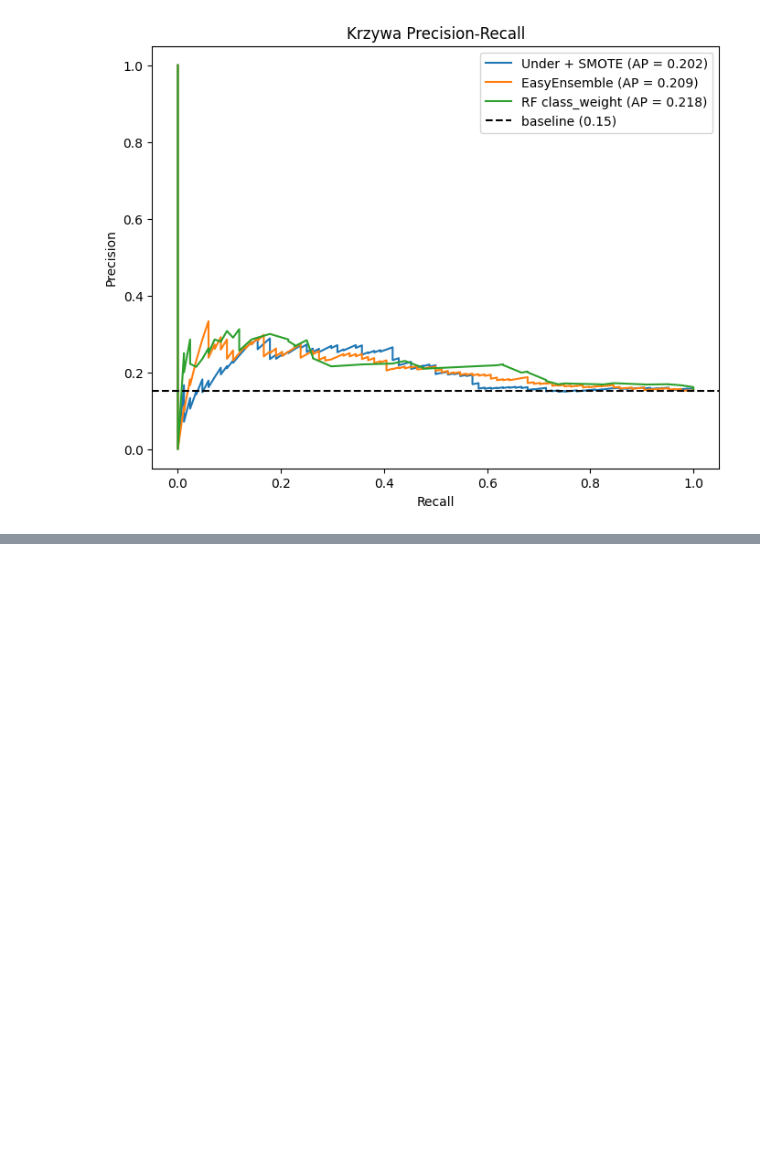
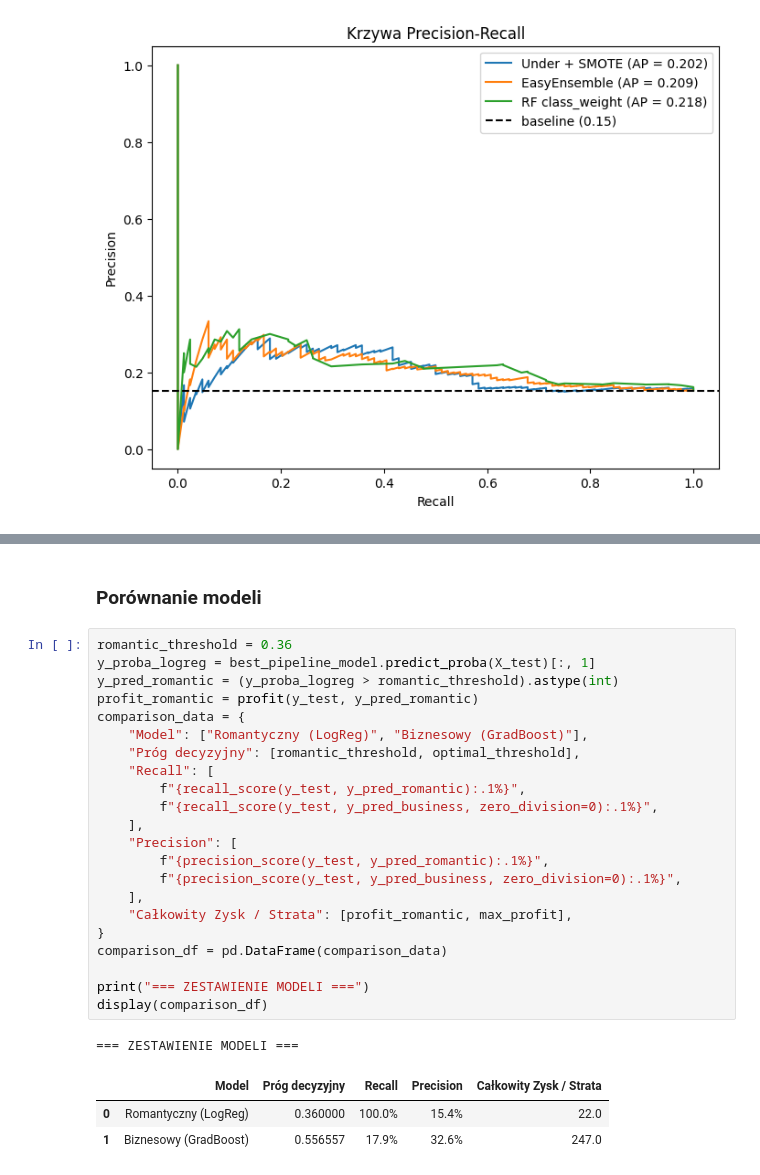
Before and after one commit to Zajecia-na-PWr-LR/lista6-dawidmuszynski1, a Jupyter notebook: SpeedDating.ipynb, the cells around one changed output, grey strips where cells are left out. Saved outputs shown, nothing was run; the diff lists cells and outputs as text; blank space fills up the shorter version.

```diff
--- a/SpeedDating.ipynb
+++ b/SpeedDating.ipynb
@@ -782,0 +1065,29 @@ idą w stronę recall, ale precision spada.
+# %% [markdown]
+### Porównanie modeli
+# %%
+romantic_threshold = 0.36
+y_proba_logreg = best_pipeline_model.predict_proba(X_test)[:, 1]
+y_pred_romantic = (y_proba_logreg > romantic_threshold).astype(int)
+profit_romantic = profit(y_test, y_pred_romantic)
+comparison_data = {
+    "Model": ["Romantyczny (LogReg)", "Biznesowy (GradBoost)"],
+    "Próg decyzyjny": [romantic_threshold, optimal_threshold],
+    "Recall": [
+        f"{recall_score(y_test, y_pred_romantic):.1%}",
+        f"{recall_score(y_test, y_pred_business, zero_division=0):.1%}",
+    ],
+    "Precision": [
+        f"{precision_score(y_test, y_pred_romantic):.1%}",
+        f"{precision_score(y_test, y_pred_business, zero_division=0):.1%}",
+    ],
+    "Całkowity Zysk / Strata": [profit_romantic, max_profit],
+}
+comparison_df = pd.DataFrame(comparison_data)
+
+print("=== ZESTAWIENIE MODELI ===")
+display(comparison_df)
+# %% [output]
+=== ZESTAWIENIE MODELI ===
+|  | Model | Próg decyzyjny | Recall | Precision | Całkowity Zysk / Strata |
+| 0 | Romantyczny (LogReg) | 0.360000 | 100.0% | 15.4% | 22.0 |
+| 1 | Biznesowy (GradBoost) | 0.556557 | 17.9% | 32.6% | 247.0 |
```
Also changed, not shown: parts of 28 cells of this notebook.
